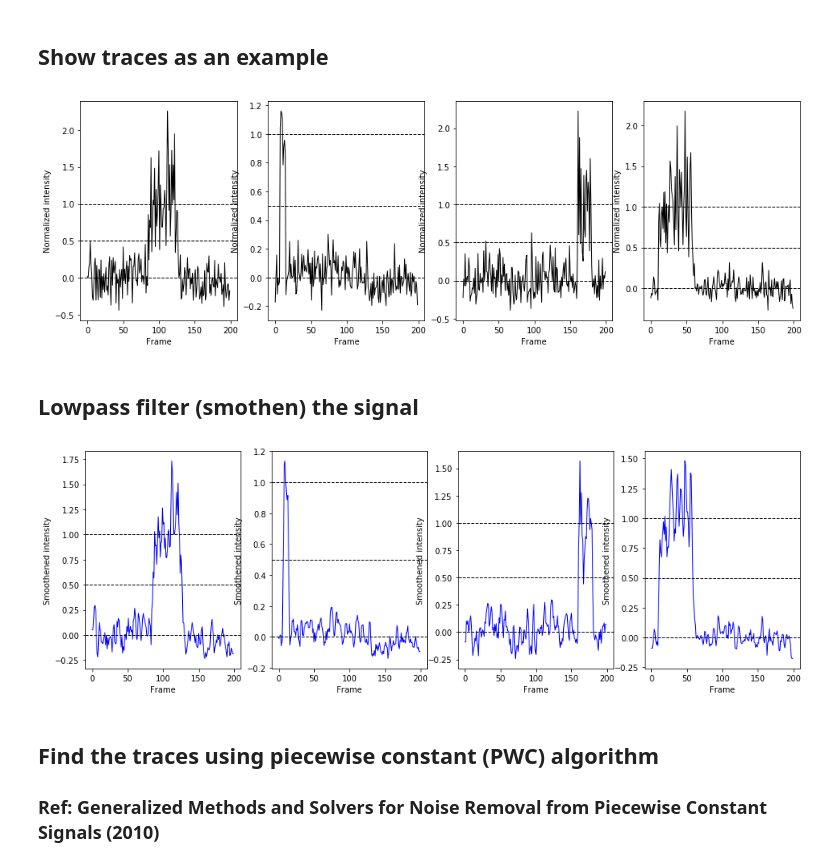
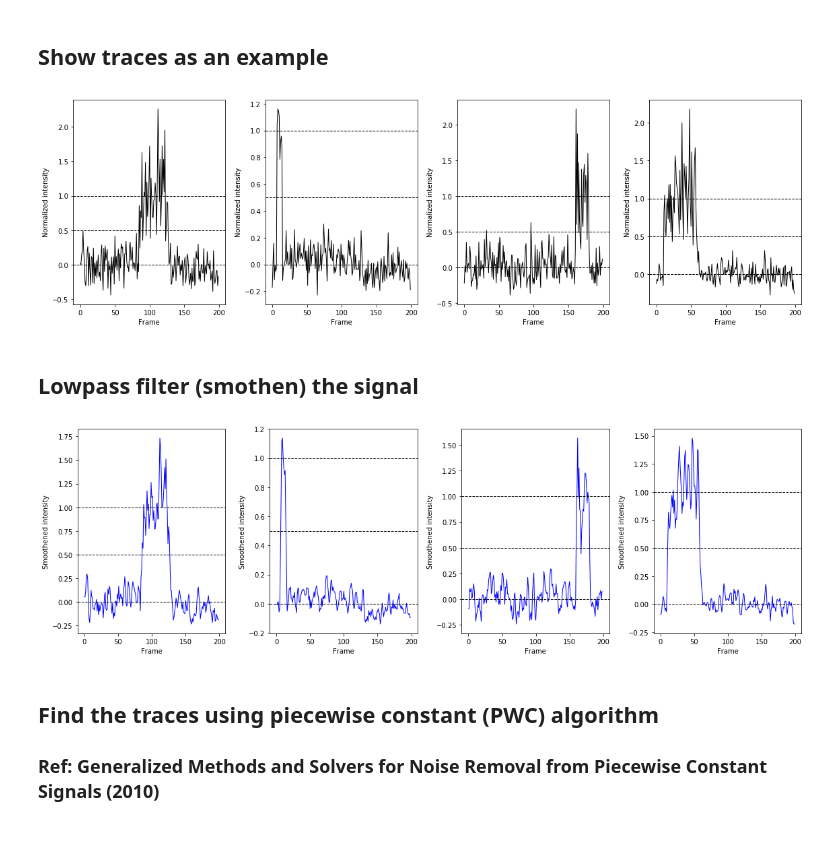
Before and after one commit to jmsung/APC, a Jupyter notebook: APC.ipynb, the cells around one changed output. Cells and saved outputs as stored; diff of their text form; code cells hidden in the pictures; blank space fills up the shorter version.

```diff
--- a/APC.ipynb
+++ b/APC.ipynb
@@ -161,16 +161,16 @@ Found 857 molecules. Discarded 572 spots.
 # %%
 n_fig = 4
 fig, ax = plt.subplots(1, n_fig, figsize=(4*n_fig, 5))
 for i in range(n_fig):
     ax[i].plot(I_mol[i], 'k', lw=1)
     ax[i].axhline(y=1, ls='--', lw=1, c='k')
     ax[i].axhline(y=0.5, ls='--', lw=1, c='k')
     ax[i].axhline(y=0, ls='--', lw=1, c='k')
     ax[i].set_xlabel('Frame')
     ax[i].set_ylabel('Normalized intensity')
-f.tight_layout()
+fig.tight_layout()
 # %% [output]
-[figure, old version]
+[figure, new version]
 # %% [markdown]
 ## Lowpass filter (smothen) the signal
 # %%
@@ -184,9 +184,9 @@ for i in range(n_fig):
     ax[i].axhline(y=0, ls='--', lw=1, c='k')
     ax[i].set_xlabel('Frame')
     ax[i].set_ylabel('Smoothened intensity')
-f.tight_layout()
+fig.tight_layout()
 # %% [output]
-[figure, old version]
+[figure, new version]
 # %% [markdown]
 ## Find the traces using piecewise constant (PWC) algorithm
 ### Ref: Generalized Methods and Solvers for Noise Removal from Piecewise Constant Signals (2010)
```
Also changed, not shown: parts of 4 cells of this notebook.
